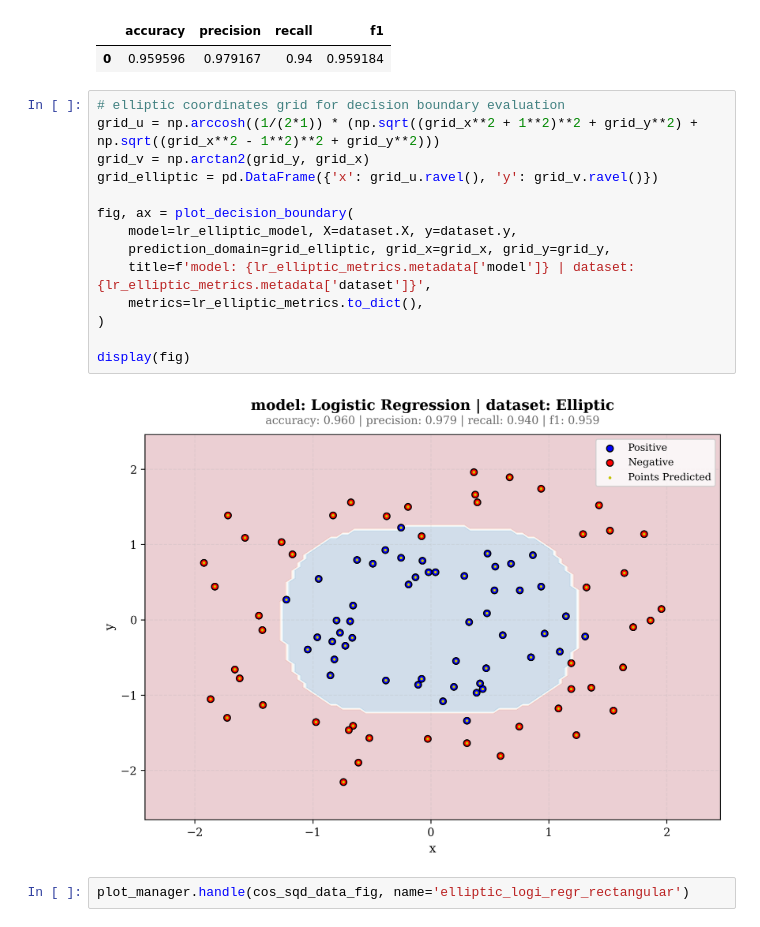
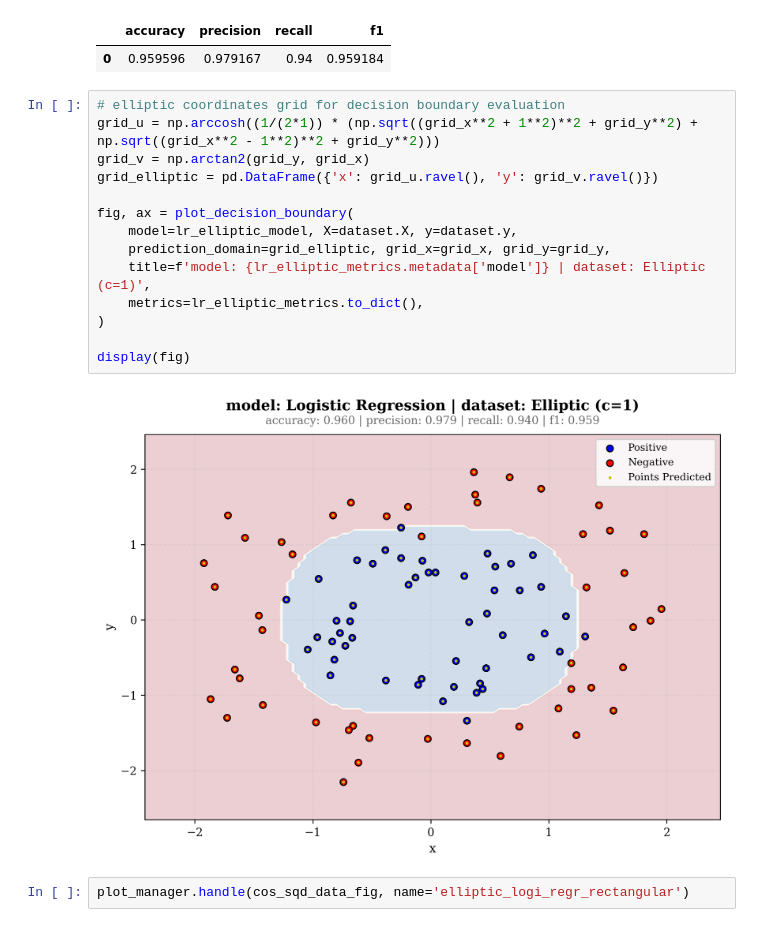
Before and after one commit to apsket/feature-representation-vs-model-complexity, a Jupyter notebook: notebooks/02_feature_engineering.ipynb, the cells around one changed output. Cells and saved outputs as stored; diff of their text form.

```diff
--- a/notebooks/02_feature_engineering.ipynb
+++ b/notebooks/02_feature_engineering.ipynb
@@ -158,19 +158,19 @@ lr_elliptic_metrics.to_pandas()
 # %%
 # elliptic coordinates grid for decision boundary evaluation
 grid_u = np.arccosh((1/(2*1)) * (np.sqrt((grid_x**2 + 1**2)**2 + grid_y**2) + np.sqrt((grid_x**2 - 1**2)**2 + grid_y**2)))
 grid_v = np.arctan2(grid_y, grid_x)
 grid_elliptic = pd.DataFrame({'x': grid_u.ravel(), 'y': grid_v.ravel()})
 
 fig, ax = plot_decision_boundary(
     model=lr_elliptic_model, X=dataset.X, y=dataset.y,
     prediction_domain=grid_elliptic, grid_x=grid_x, grid_y=grid_y,
-    title=f'model: {lr_elliptic_metrics.metadata['model']} | dataset: {lr_elliptic_metrics.metadata['dataset']}',
+    title=f'model: {lr_elliptic_metrics.metadata['model']} | dataset: Elliptic (c=1)',
     metrics=lr_elliptic_metrics.to_dict(),
 )
 
 display(fig)
 # %% [output]
-[figure, old version]
+[figure, new version]
 # %%
 plot_manager.handle(cos_sqd_data_fig, name='elliptic_logi_regr_rectangular')
 # %% [markdown]
```
Also changed, not shown: parts of 10 cells of this notebook, 1 other file.
